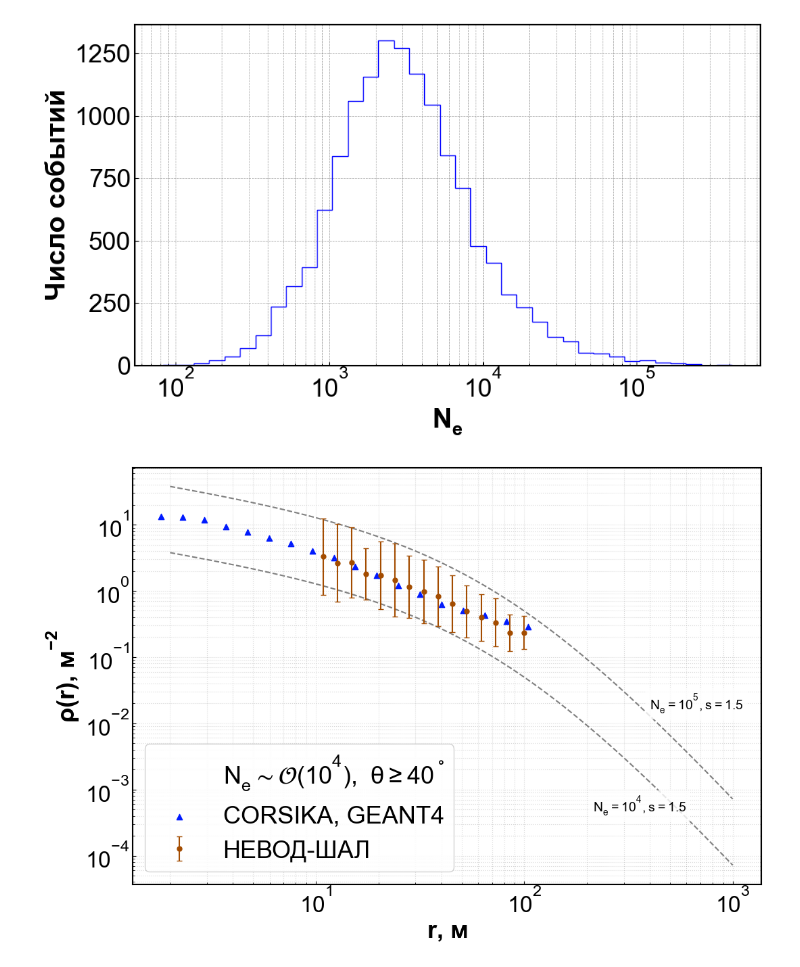
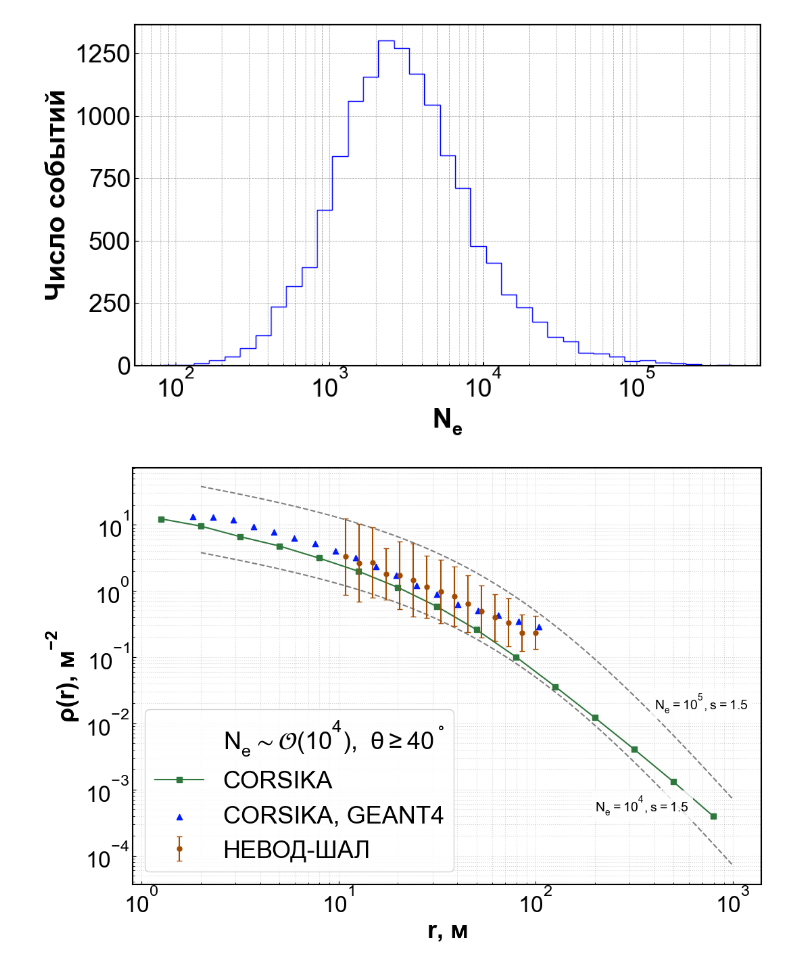
Before and after one commit to matalhim/sdf, a Jupyter notebook: events/notebooks/visualization.ipynb, the cells around one changed output. Drawn from its saved outputs; the diff is of its cells as text; code cells hidden in the pictures.

```diff
--- a/events/notebooks/visualization.ipynb
+++ b/events/notebooks/visualization.ipynb
@@ -437,6 +437,16 @@ r_bin_geant2_e3, rho_mean_geant2_e3,  yer_geant4_e3, rho_median_geant4_e3 = binn
     r_min_val=1,
     r_max_val=1000
 )
+# %%
+corsika_rho_e_df = pd.read_csv('corsika_data/s27pDAT000001_rho_e.txt', sep='\t', header=None)
+corsika_rho_e_df.columns = ['r', 'rho', 's']
+
+r_corsika = np.array(10 ** corsika_rho_e_df['r'])
+rho_corsika = np.array(corsika_rho_e_df['rho'])
+
+mask = r_corsika <= 1e3
+r_corsika  = r_corsika[mask]
+rho_corsika  = rho_corsika[mask]
 # %%
 plt.figure(figsize=(12, 8))
 # plt.plot(r_enterval, rho_calculate, c='black',
@@ -457,6 +467,7 @@ def add_label(line, text, x_pos=0.5, pos='right', fontsize=14, color=None):
 add_label(line1, fr'$N_e=10^{{{int(np.log10(Ne_low))}}},s=1.5$', x_pos=600, pos='right', color='black')
 add_label(line2, fr'$N_e=10^{{{int(np.log10(Ne_hight))}}},s=1.5$', x_pos=400, pos='left', color='black')
 
+plt.plot(r_corsika, rho_corsika, marker='s', color="#2F783D", label='CORSIKA')
 
 plt.errorbar(r_bin_events_e4 ,rho_mean_events_e4, yerr= yer_events_e4,
              color="#a34c00", fmt='o', capsize=3, markersize=5,
@@ -492,31 +503,31 @@ plt.scatter(
     marker='^',
     color="#001aff", label='CORSIKA, GEANT4'
 )
 
 # plt.scatter(
 #     r_bin_geant2_e3[:-1],
 #     rho_mean_geant2_e3[:-1],
 #     marker='^',
 #     color="#00ff04", label='CORSIKA, GEANT4'
 # )
 
 
 
 
 fake_line = Line2D([0], [0], color='none', label=r'$N_e \sim \mathcal{O} (10^4),\ \theta \geq 40^\circ$')
 
 handles, labels = plt.gca().get_legend_handles_labels()
 
 handles = [fake_line] + handles
 labels = [fake_line.get_label()] + labels
 
 
 plt.xscale('log')
 plt.yscale('log')
 plt.grid(True, which='both', ls=':')
 plt.xlabel(r'$r$, м')
 plt.ylabel(r'$\rho(r)$, м$^{-2}$')
 plt.legend(handles=handles, labels=labels, loc='best')
 plt.show()
 # %% [output]
-[figure, old version]
+[figure, new version]
```
Also changed, not shown: 15 other files.
